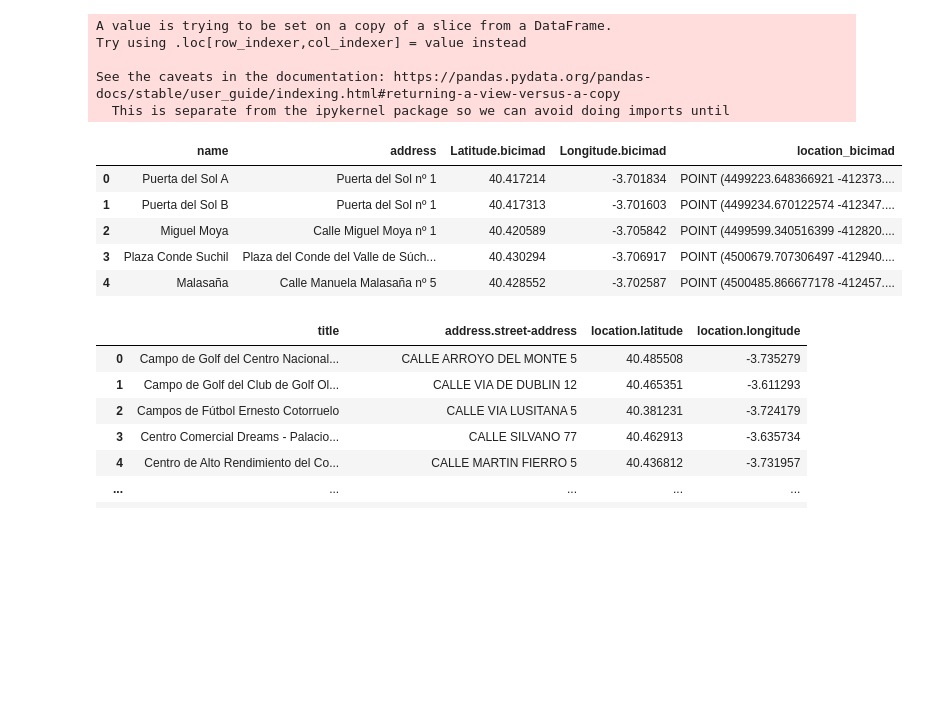
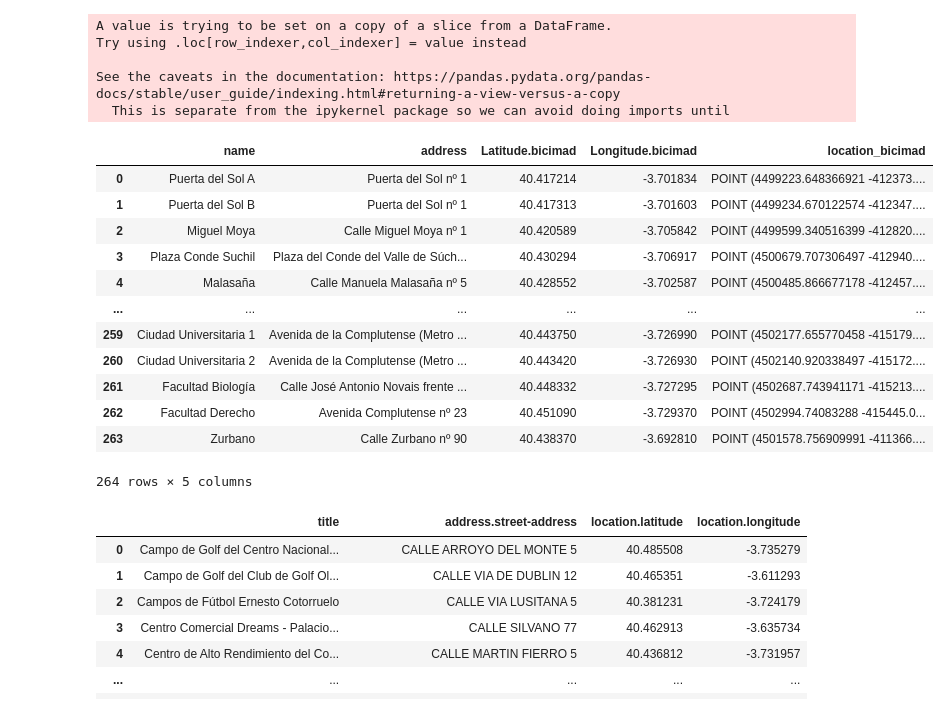
Before and after one commit to Izaskunastrain/ih_datamadpt1121_project_m1, a Jupyter notebook: p_analysis/ALL.ipynb, the cells around one changed output. Drawn from its saved outputs; the diff is of its cells as text; code cells hidden in the pictures; blank space fills up the shorter version.

```diff
--- a/p_analysis/ALL.ipynb
+++ b/p_analysis/ALL.ipynb
@@ -79,14 +79,21 @@ Try using .loc[row_indexer,col_indexer] = value instead
 See the caveats in the documentation: https://pandas.pydata.org/pandas-docs/stable/user_guide/indexing.html#returning-a-view-versus-a-copy
   This is separate from the ipykernel package so we can avoid doing imports until
 # %%
-df_bicimad_final.head()
+df_bicimad_final
 # %% [output]
 |  | name | address | Latitude.bicimad | Longitude.bicimad | location_bicimad |
 | 0 | Puerta del Sol A | Puerta del Sol nº 1 | 40.417214 | -3.701834 | POINT (4499223.648366921 -412373.... |
 | 1 | Puerta del Sol B | Puerta del Sol nº 1 | 40.417313 | -3.701603 | POINT (4499234.670122574 -412347.... |
 | 2 | Miguel Moya | Calle Miguel Moya nº 1 | 40.420589 | -3.705842 | POINT (4499599.340516399 -412820.... |
 | 3 | Plaza Conde Suchil | Plaza del Conde del Valle de Súch... | 40.430294 | -3.706917 | POINT (4500679.707306497 -412940.... |
 | 4 | Malasaña | Calle Manuela Malasaña nº 5 | 40.428552 | -3.702587 | POINT (4500485.866677178 -412457.... |
+| ... | ... | ... | ... | ... | ... |
+| 259 | Ciudad Universitaria 1 | Avenida de la Complutense (Metro ... | 40.443750 | -3.726990 | POINT (4502177.655770458 -415179.... |
+| 260 | Ciudad Universitaria 2 | Avenida de la Complutense (Metro ... | 40.443420 | -3.726930 | POINT (4502140.920338497 -415172.... |
+| 261 | Facultad Biología | Calle José Antonio Novais frente ... | 40.448332 | -3.727295 | POINT (4502687.743941171 -415213.... |
+| 262 | Facultad Derecho | Avenida Complutense nº 23 | 40.451090 | -3.729370 | POINT (4502994.74083288 -415445.0... |
+| 263 | Zurbano | Calle Zurbano nº 90 | 40.438370 | -3.692810 | POINT (4501578.756909991 -411366.... |
+264 rows × 5 columns
 # %%
 #Centros Deportivos
 # %%
```
Also changed, not shown: parts of 11 cells of this notebook.
